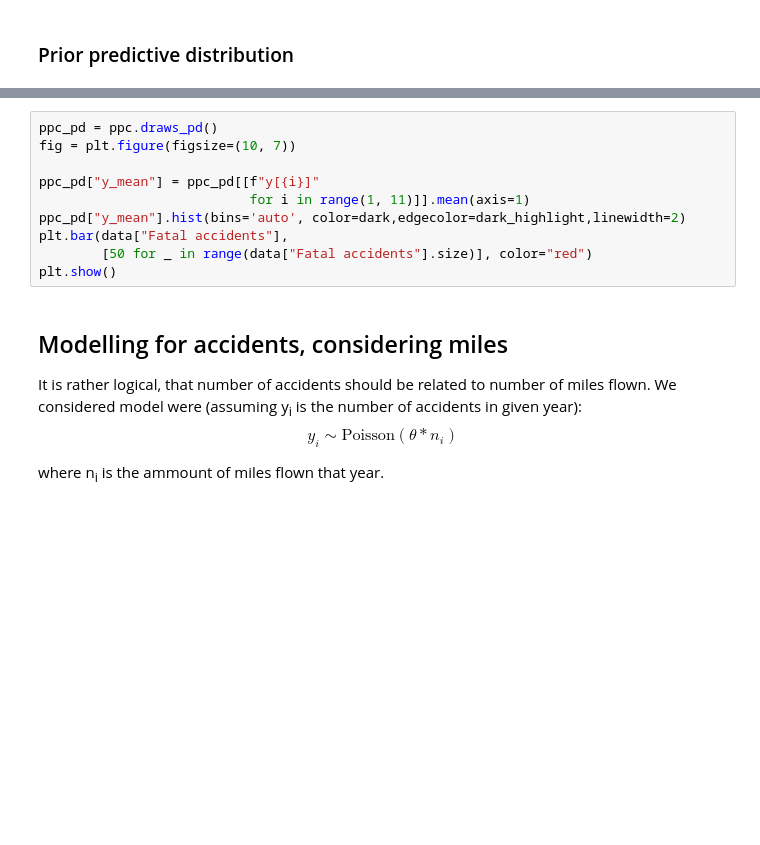
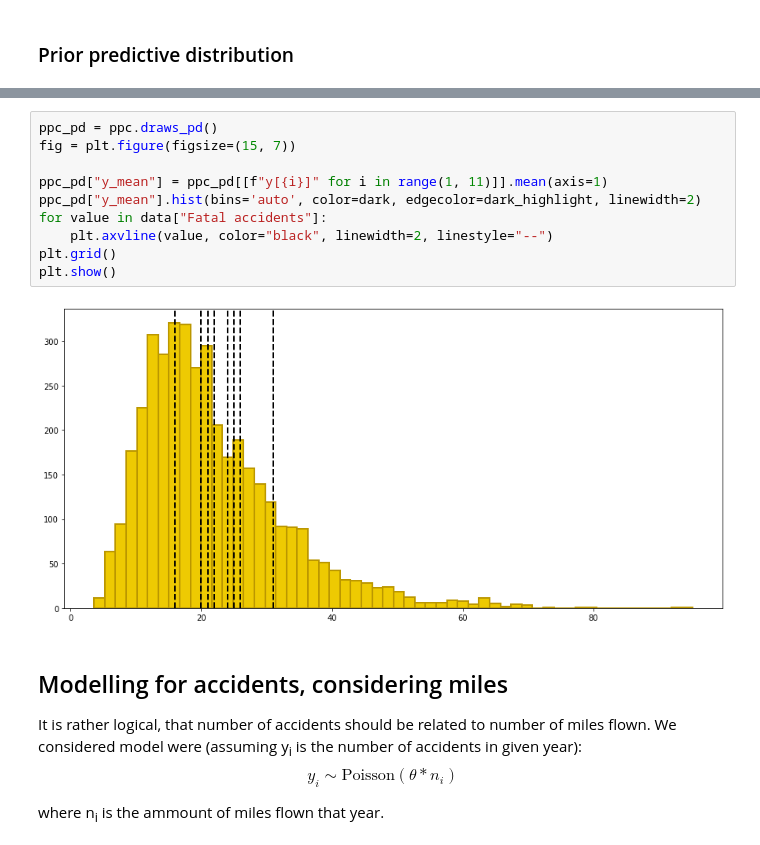
Before and after one commit to DanieloSendi/LaboratoryClasses_Data_Analitycs, a Jupyter notebook: Lab_5_Using_link_functions_to_create_GLM/Lab_5_Using_link_functions_to_create_GLM.ipynb, the cells around one changed output, grey strips where cells are left out. Saved outputs shown, nothing was run; the diff lists cells and outputs as text; blank space fills up the shorter version.

```diff
--- a/Lab_5_Using_link_functions_to_create_GLM/Lab_5_Using_link_functions_to_create_GLM.ipynb
+++ b/Lab_5_Using_link_functions_to_create_GLM/Lab_5_Using_link_functions_to_create_GLM.ipynb
@@ -40,13 +100,15 @@ ppc.summary()
 # %%
 ppc_pd = ppc.draws_pd()
-fig = plt.figure(figsize=(10, 7))
+fig = plt.figure(figsize=(15, 7))
 
-ppc_pd["y_mean"] = ppc_pd[[f"y[{i}]"
-                           for i in range(1, 11)]].mean(axis=1)
-ppc_pd["y_mean"].hist(bins='auto', color=dark,edgecolor=dark_highlight,linewidth=2)
-plt.bar(data["Fatal accidents"],
-        [50 for _ in range(data["Fatal accidents"].size)], color="red")
+ppc_pd["y_mean"] = ppc_pd[[f"y[{i}]" for i in range(1, 11)]].mean(axis=1)
+ppc_pd["y_mean"].hist(bins='auto', color=dark, edgecolor=dark_highlight, linewidth=2)
+for value in data["Fatal accidents"]:
+    plt.axvline(value, color="black", linewidth=2, linestyle="--")
+plt.grid()
 plt.show()
+# %% [output]
+[figure, added]
 # %% [markdown]
 ## Modelling for accidents, considering miles
 It is rather logical, that number of accidents should be related to number of miles flown. We considered model were (assuming y<sub>i</sub>  is the number of accidents in given year):
```
Also changed, not shown: parts of 8 cells of this notebook, 3 other files.
